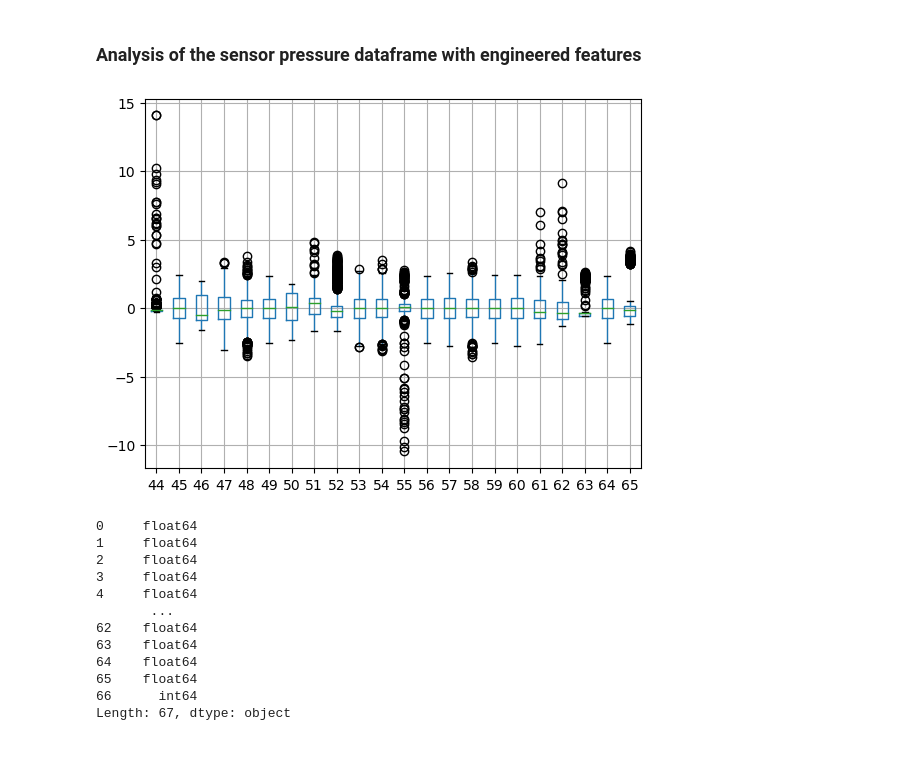
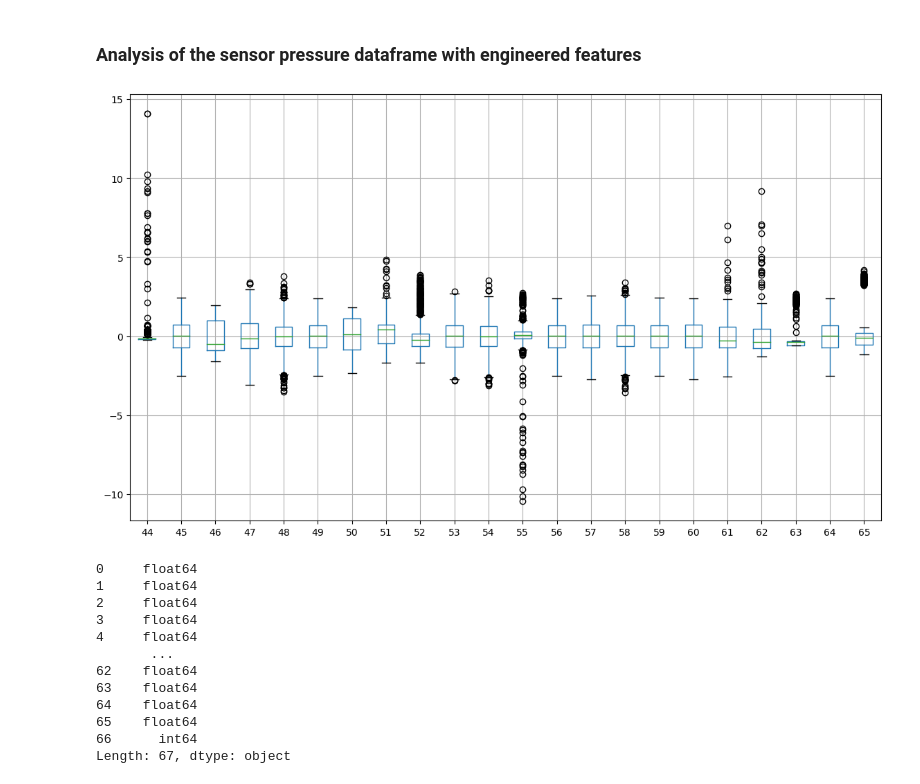
Before and after one commit to Alfredo-Vargas/ai4im, a Jupyter notebook: data/simulated/ai4im-fea.ipynb, the cells around one changed output. Cells and saved outputs as stored; diff of their text form; code cells hidden in the pictures; blank space fills up the shorter version.

```diff
--- a/data/simulated/ai4im-fea.ipynb
+++ b/data/simulated/ai4im-fea.ipynb
@@ -115,10 +115,10 @@ plt.show()
 ### Analysis of the sensor pressure dataframe with engineered features
 # %%
 columns_given_2 = [i for i in range(44, 66)]
-full_data_df.boxplot(column=columns_given_2)
+full_data_df.boxplot(column=columns_given_2, figsize=(14, 8))
 plt.show()
 # %% [output]
-[figure, old version]
+[figure, new version]
 # %%
 # Checking datatypes
 full_data_df.dtypes
```
Also changed, not shown: parts of 2 cells of this notebook, 1 other file.
